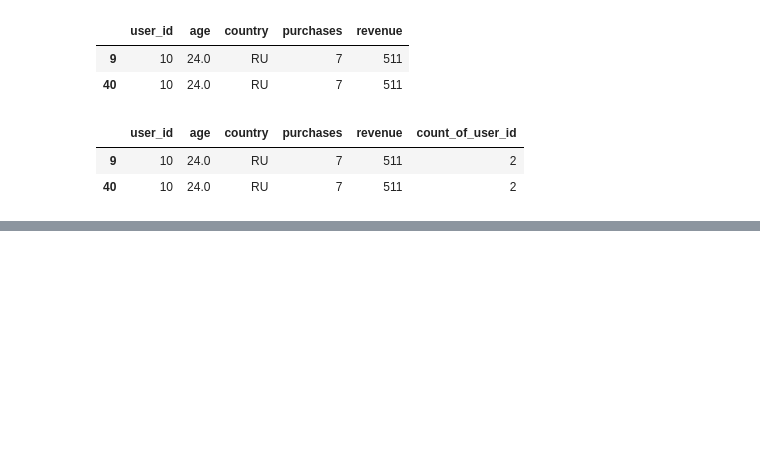
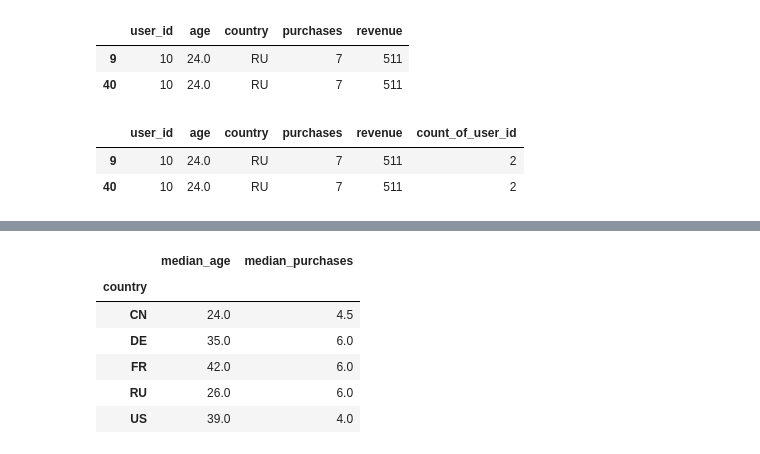
Before and after one commit to cobra-bubbles/AI_course, a Jupyter notebook: homeworks/HW02/HW02.ipynb, the cells around one changed output, grey strips where cells are left out. Cells and saved outputs as stored; diff of their text form; code cells hidden in the pictures; blank space fills up the shorter version.

```diff
--- a/homeworks/HW02/HW02.ipynb
+++ b/homeworks/HW02/HW02.ipynb
@@ -211,0 +175,12 @@ data.groupby("country")["revenue"].agg( count='count', median_revenue='median')
+# %%
+data.groupby("country")[["age"]].agg(median_age=("age", 'median')).join(
+    data.groupby("country")[["purchases"]].agg(median_purchases=("purchases", 'median'))
+)
+# %% [output]
+|  | median_age | median_purchases |
+| country |  |  |
+| CN | 24.0 | 4.5 |
+| DE | 35.0 | 6.0 |
+| FR | 42.0 | 6.0 |
+| RU | 26.0 | 6.0 |
+| US | 39.0 | 4.0 |
```
Also changed, not shown: parts of 22 cells of this notebook, 4 other files.
